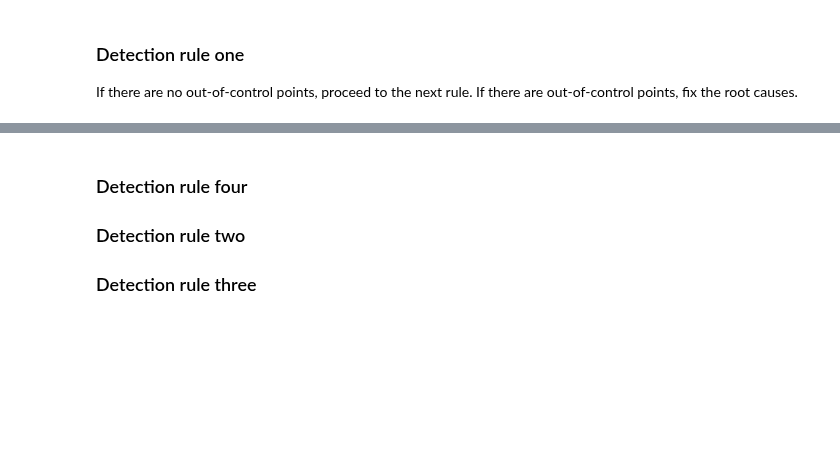
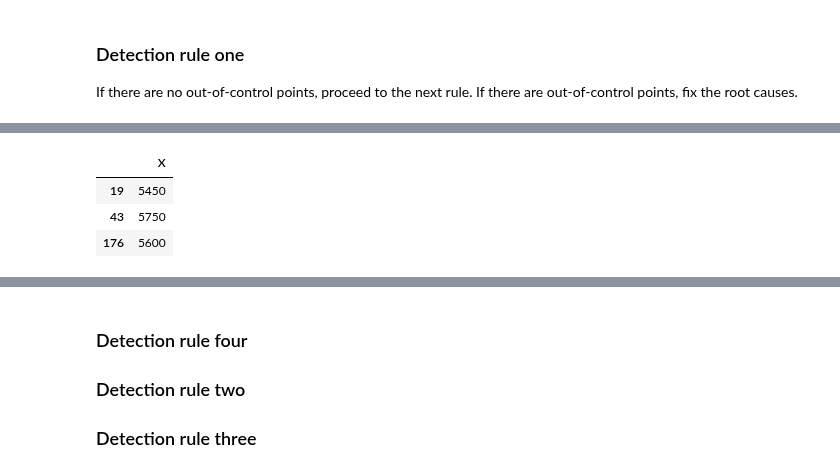
Before and after one commit to tracyyingyingwang/control_charts, a Jupyter notebook: control_charts_xmr.ipynb, the cells around one changed output, grey strips where cells are left out. Saved outputs shown, nothing was run; the diff lists cells and outputs as text; code cells hidden in the pictures; blank space fills up the shorter version.

```diff
--- a/control_charts_xmr.ipynb
+++ b/control_charts_xmr.ipynb
@@ -204,0 +181,8 @@ chart_data.loc[((chart_data.X > individual_chart_upper_control_limit)) | \
+# %%
+# Find points greater than the upper control limit
+chart_data.loc[((chart_data.X > individual_chart_upper_control_limit)), :]
+# %% [output]
+|  | X |
+| 19 | 5450 |
+| 43 | 5750 |
+| 176 | 5600 |
```
Also changed, not shown: parts of 2 cells of this notebook.
